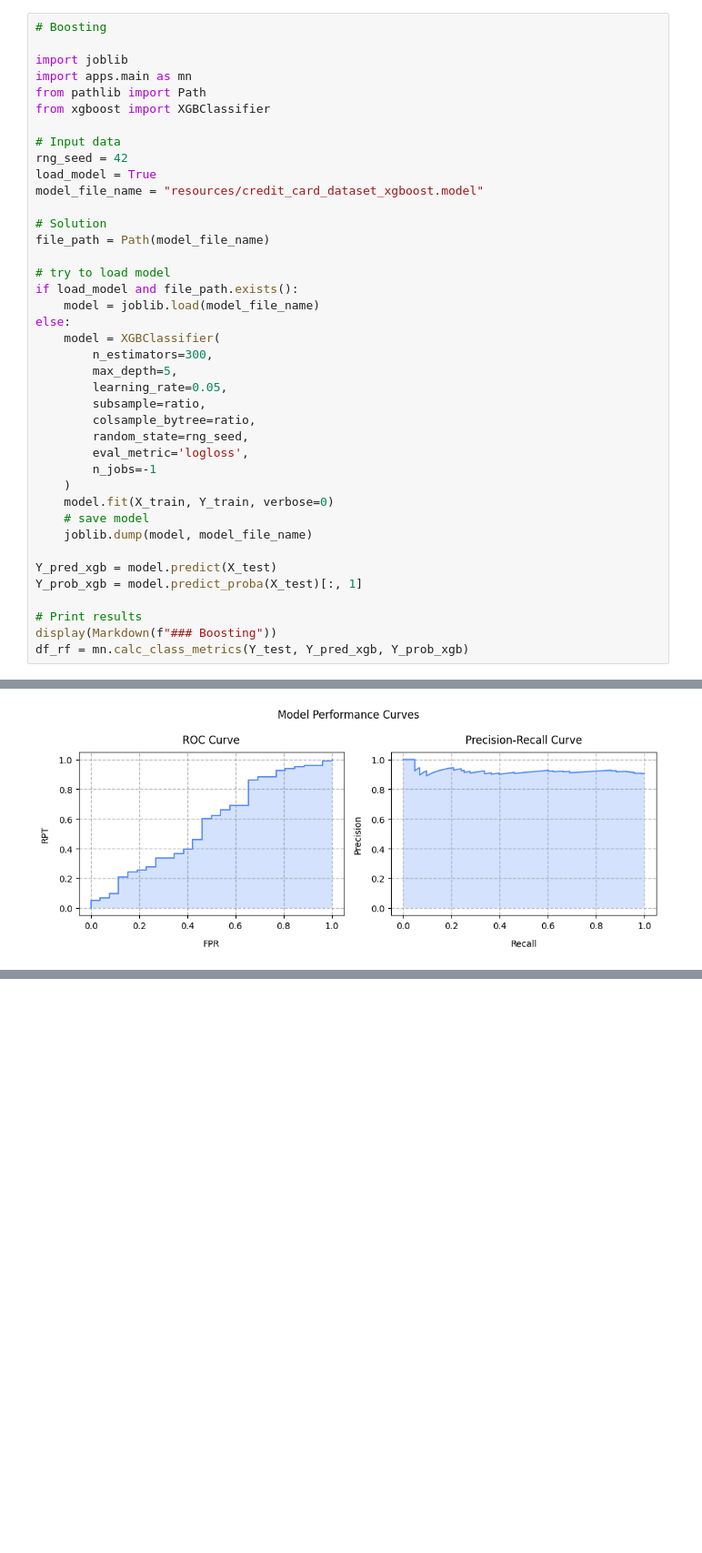
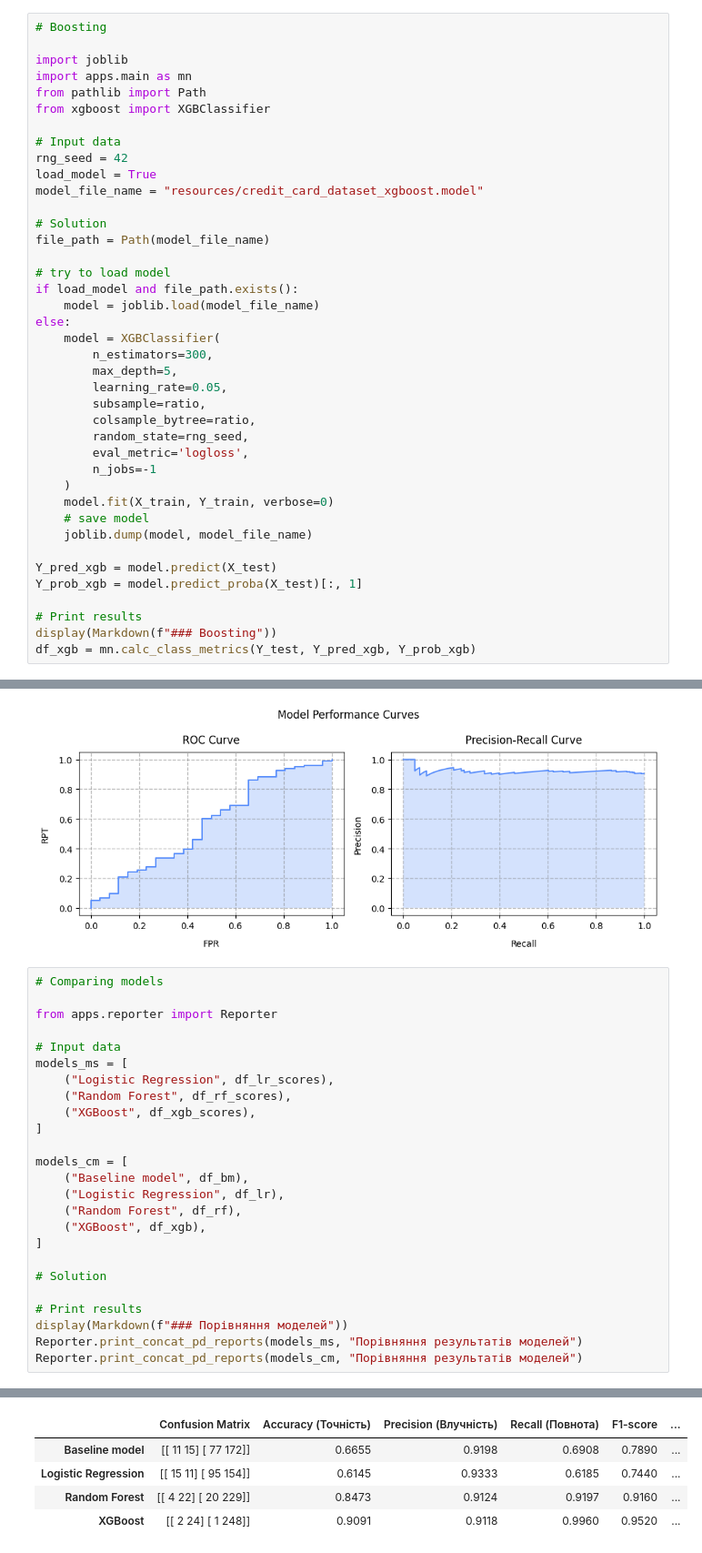
Before and after one commit to BogdanPinchuk/DataScience-PBY_HW20_Course_Project, a Jupyter notebook: Bohdan_Pinchuk_DS_HW20.ipynb, the cells around one changed output, grey strips where cells are left out. Shown at 91% size. Drawn from its saved outputs; the diff is of its cells as text; blank space fills up the shorter version.

Commit message:
[Homework20] - added comparing models

```diff
--- a/Bohdan_Pinchuk_DS_HW20.ipynb
+++ b/Bohdan_Pinchuk_DS_HW20.ipynb
@@ -2914,7 +2920,7 @@ Y_prob_xgb = model.predict_proba(X_test)[:, 1]
 
 # Print results
 display(Markdown(f"### Boosting"))
-df_rf = mn.calc_class_metrics(Y_test, Y_pred_xgb, Y_prob_xgb)
+df_xgb = mn.calc_class_metrics(Y_test, Y_pred_xgb, Y_prob_xgb)
 # %% [output]
 ### Boosting
 Метрики класифікації
@@ -2978,3 +2984,29 @@ plt.tight_layout()
 plt.show()
 # %% [output]
 [figure]
+# %%
+# Comparing models
+
+from apps.reporter import Reporter
+
+# Input data
+models_ms = [
+    ("Logistic Regression", df_lr_scores),
+    ("Random Forest", df_rf_scores),
+    ("XGBoost", df_xgb_scores),
+]
+
+models_cm = [
+    ("Baseline model", df_bm),
+    ("Logistic Regression", df_lr),
+    ("Random Forest", df_rf),
+    ("XGBoost", df_xgb),
+]
+
+# Solution
+
+# Print results
+display(Markdown(f"### Порівняння моделей"))
+Reporter.print_concat_pd_reports(models_ms, "Порівняння результатів моделей")
+Reporter.print_concat_pd_reports(models_cm, "Порівняння результатів моделей")
+# %% [output]
@@ -2980,0 +3020,5 @@ plt.show()
+|  | Confusion Matrix | Accuracy (Точність) | Precision (Влучність) | Recall (Повнота) | F1-score | ... |
+| Baseline model | [[ 11 15] [ 77 172]] | 0.6655 | 0.9198 | 0.6908 | 0.7890 | ... |
+| Logistic Regression | [[ 15 11] [ 95 154]] | 0.6145 | 0.9333 | 0.6185 | 0.7440 | ... |
+| Random Forest | [[ 4 22] [ 20 229]] | 0.8473 | 0.9124 | 0.9197 | 0.9160 | ... |
+| XGBoost | [[ 2 24] [ 1 248]] | 0.9091 | 0.9118 | 0.9960 | 0.9520 | ... |
```
Also changed, not shown: parts of 4 cells of this notebook.
